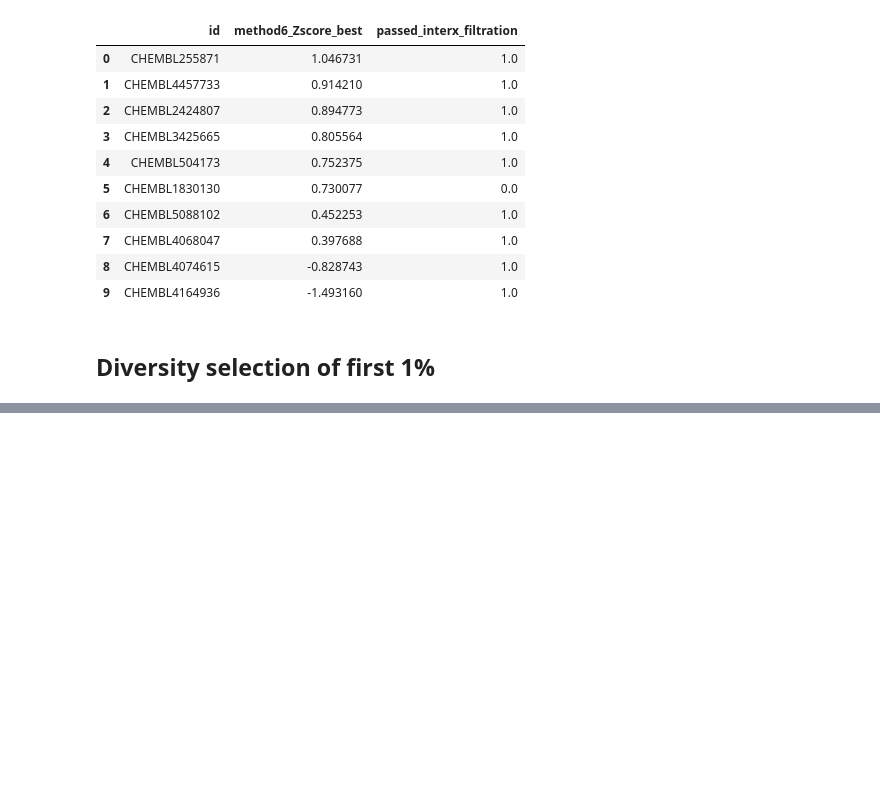
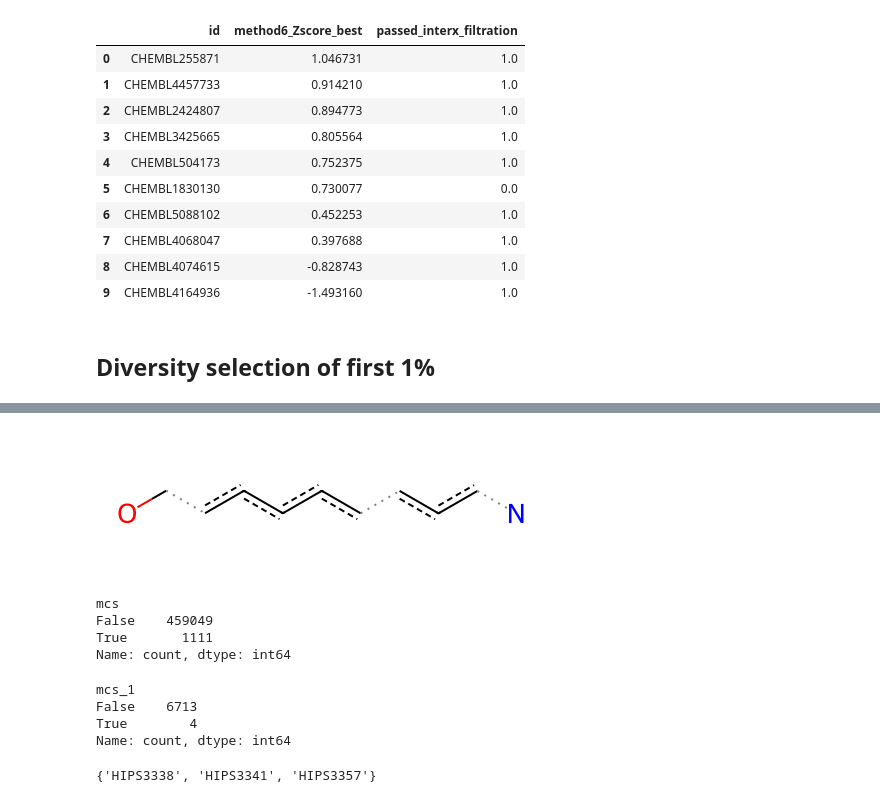
Before and after one commit to volkamerlab/MolDockLab, a Jupyter notebook: test_run.ipynb, the cells around one changed output, grey strips where cells are left out. Cells and saved outputs as stored; diff of their text form; code cells hidden in the pictures; blank space fills up the shorter version.

```diff
--- a/test_run.ipynb
+++ b/test_run.ipynb
@@ -658,0 +877,6 @@ clustered_df
+# %%
+res = rdFMCS.FindMCS(invitro_data['ROMol'],ps)
+qry = Chem.MolFromSmarts(res.smartsString)
+qry
+# %% [output]
+[figure, added]
@@ -658,0 +885,28 @@ clustered_df
+# %%
+enamine_library['mcs'] = enamine_library['ROMol'].apply(lambda x: x.HasSubstructMatch(qry))
+enamine_library.mcs.value_counts()
+# %% [output]
+mcs
+False    459049
+True       1111
+Name: count, dtype: int64
+# %%
+inhouse_hips_library = PandasTools.LoadSDF('ecft_data/inhouse_HIPS_data_results/HIPS_compounds_001-7433_prepared.sdf')
+inhouse_hips_library['mcs_1'] = inhouse_hips_library['ROMol'].apply(lambda x: x.HasSubstructMatch(qry_first))
+inhouse_hips_library['mcs_2'] = inhouse_hips_library['ROMol'].apply(lambda x: x.HasSubstructMatch(qry_second))
+inhouse_hips_library['mcs_both'] = inhouse_hips_library['ROMol'].apply(lambda x: x.HasSubstructMatch(qry))
+
+inhouse_hips_library.mcs_1.value_counts()
+# %% [output]
+mcs_1
+False    6713
+True        4
+Name: count, dtype: int64
+# %%
+# draw the true mcs_1
+mols = inhouse_hips_library[inhouse_hips_library['mcs_2'] == True]
+Draw.MolsToGridImage(list(mols['ROMol']), molsPerRow=4, subImgSize=(200, 200), legends=list(mols['ID']))
+
+set(mols.ID).difference(set(invitro_data_all['HIPS code']))
+# %% [output]
+{'HIPS3338', 'HIPS3341', 'HIPS3357'}
```
Also changed, not shown: parts of 35 cells of this notebook, 5 other files.
